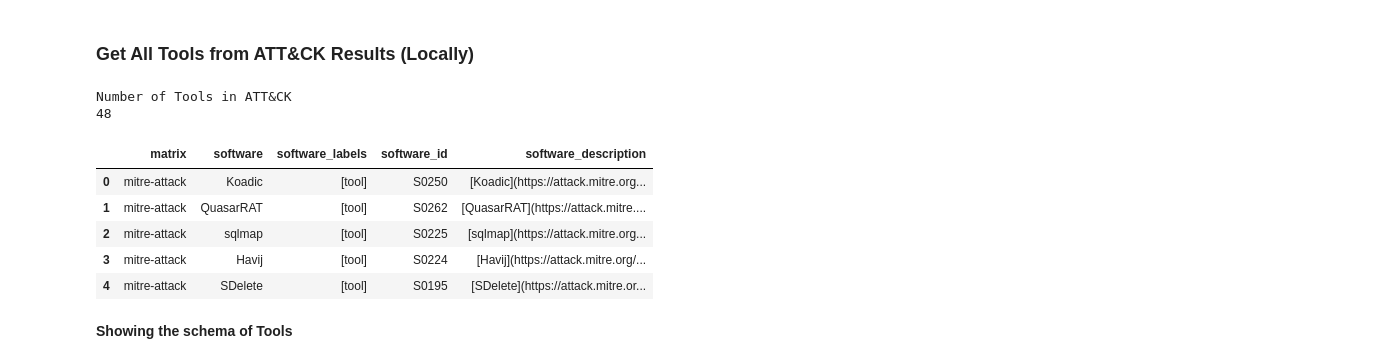
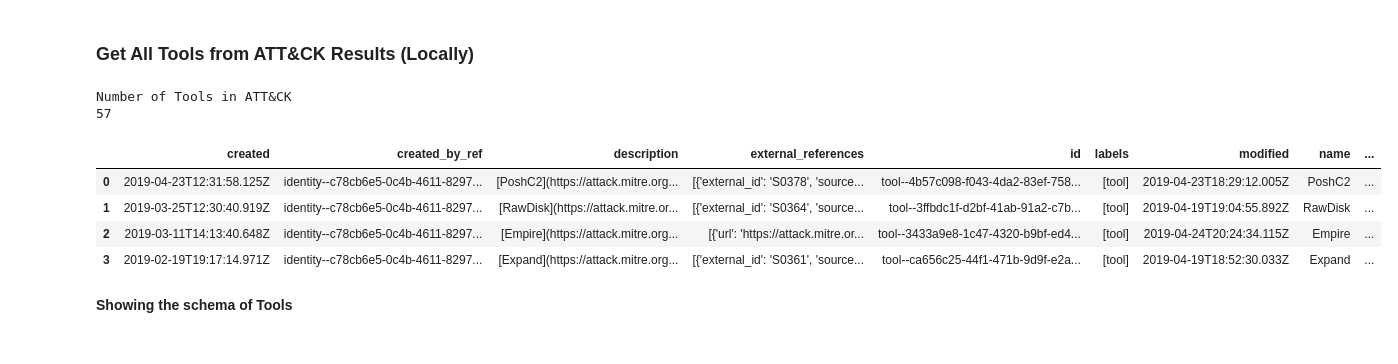
Before and after one commit to OTRF/ATTACK-Python-Client, a Jupyter notebook: notebooks/Usage_Basics.ipynb, the cells around one changed output. Saved outputs shown, nothing was run; the diff lists cells and outputs as text; code cells hidden in the pictures.

```diff
--- a/notebooks/Usage_Basics.ipynb
+++ b/notebooks/Usage_Basics.ipynb
@@ -290,18 +305,21 @@ malware[0]
 # %%
 print("Number of Tools in ATT&CK")
 print(len(all_attack['tools']))
-tools = all_attack['tools']
-df = json_normalize(tools)
-df.reindex(['matrix', 'software', 'software_labels', 'software_id', 'software_description'], axis=1)[0:5]
 # %% [output]
 Number of Tools in ATT&CK
-48
+57
-|  | matrix | software | software_labels | software_id | software_description |
-| 0 | mitre-attack | Koadic | [tool] | S0250 | [Koadic](https://attack.mitre.org... |
-| 1 | mitre-attack | QuasarRAT | [tool] | S0262 | [QuasarRAT](https://attack.mitre.... |
-| 2 | mitre-attack | sqlmap | [tool] | S0225 | [sqlmap](https://attack.mitre.org... |
-| 3 | mitre-attack | Havij | [tool] | S0224 | [Havij](https://attack.mitre.org/... |
-| 4 | mitre-attack | SDelete | [tool] | S0195 | [SDelete](https://attack.mitre.or... |
+# %%
+tools = []
+for t in all_attack['tools']:
+    tools.append(json.loads(t.serialize()))
+df = json_normalize(tools)
+df[0:4]
+# %% [output]
+|  | created | created_by_ref | description | external_references | id | labels | modified | name | ... |
+| 0 | 2019-04-23T12:31:58.125Z | identity--c78cb6e5-0c4b-4611-8297... | [PoshC2](https://attack.mitre.org... | [{'external_id': 'S0378', 'source... | tool--4b57c098-f043-4da2-83ef-758... | [tool] | 2019-04-23T18:29:12.005Z | PoshC2 | ... |
+| 1 | 2019-03-25T12:30:40.919Z | identity--c78cb6e5-0c4b-4611-8297... | [RawDisk](https://attack.mitre.or... | [{'external_id': 'S0364', 'source... | tool--3ffbdc1f-d2bf-41ab-91a2-c7b... | [tool] | 2019-04-19T19:04:55.892Z | RawDisk | ... |
+| 2 | 2019-03-11T14:13:40.648Z | identity--c78cb6e5-0c4b-4611-8297... | [Empire](https://attack.mitre.org... | [{'url': 'https://attack.mitre.or... | tool--3433a9e8-1c47-4320-b9bf-ed4... | [tool] | 2019-04-24T20:24:34.115Z | Empire | ... |
+| 3 | 2019-02-19T19:17:14.971Z | identity--c78cb6e5-0c4b-4611-8297... | [Expand](https://attack.mitre.org... | [{'external_id': 'S0361', 'source... | tool--ca656c25-44f1-471b-9d9f-e2a... | [tool] | 2019-04-19T18:52:30.033Z | Expand | ... |
 # %% [markdown]
 **Showing the schema of Tools**
 # %%
```
Also changed, not shown: parts of 100 cells of this notebook, 16 other files.
